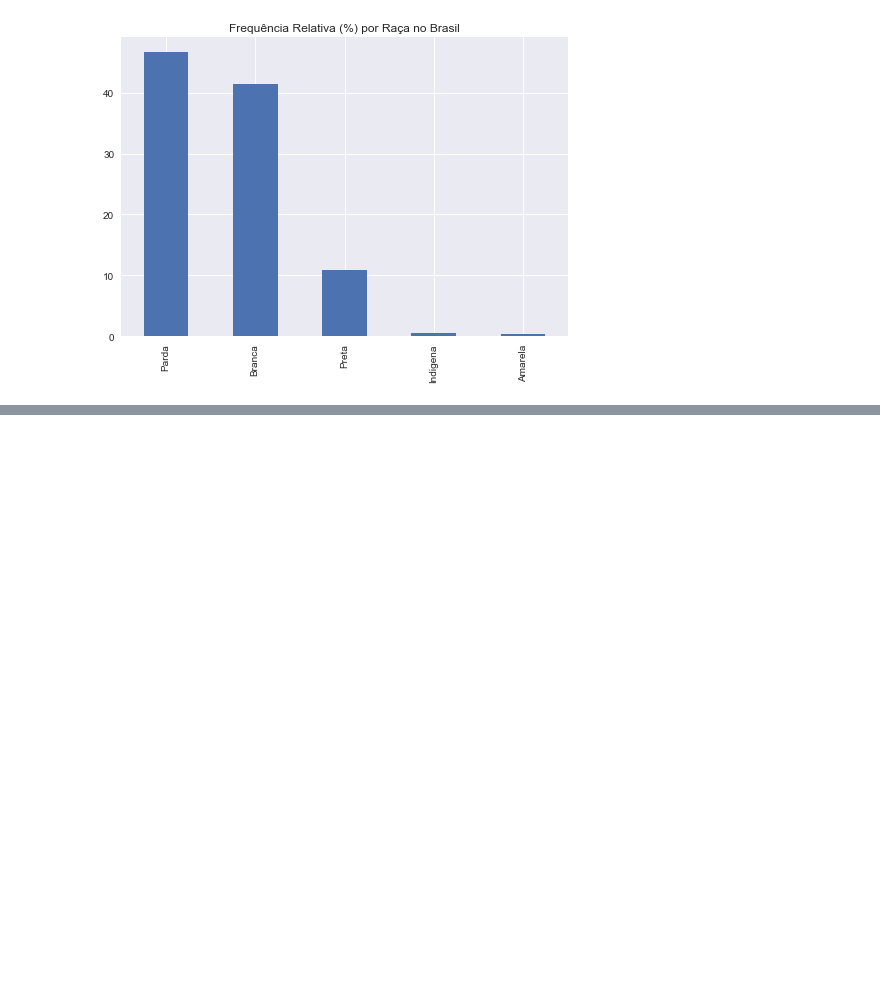
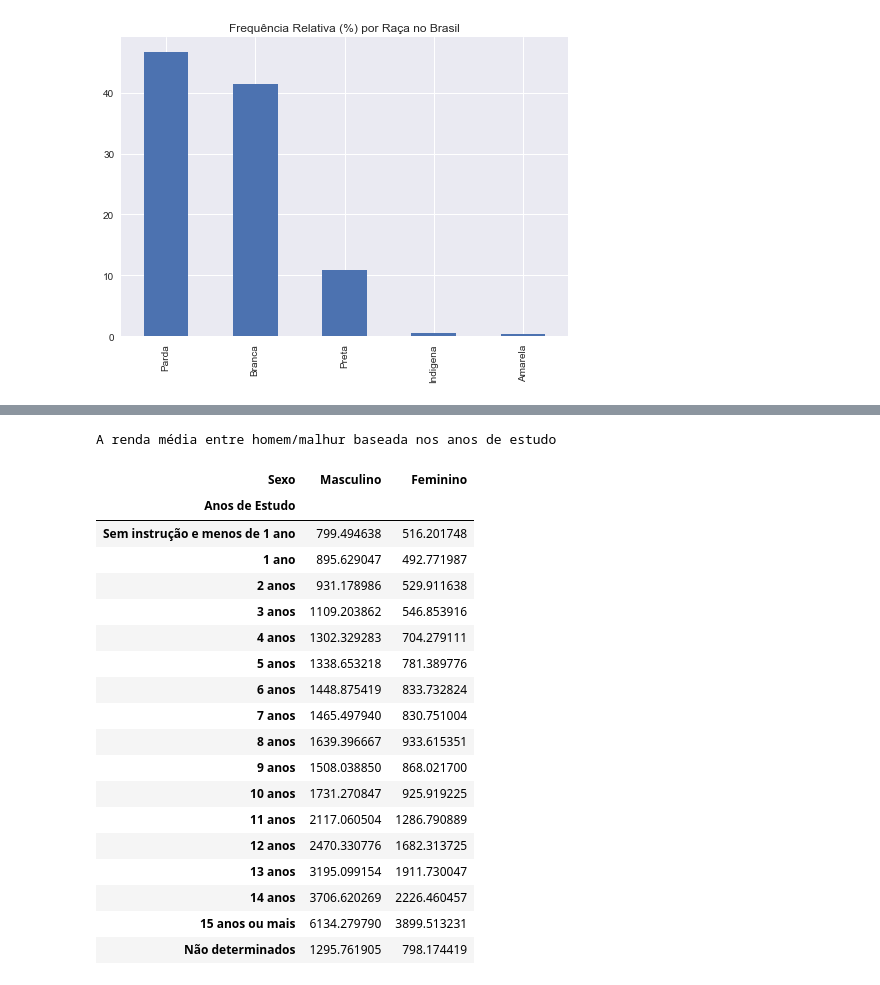
Before and after one commit to paulofreitasnobrega/estatistica-com-python, a Jupyter notebook: aula2-distribuicao-de-frequencia.ipynb, the cells around one changed output, grey strips where cells are left out. Saved outputs shown, nothing was run; the diff lists cells and outputs as text; code cells hidden in the pictures; blank space fills up the shorter version.

```diff
--- a/aula2-distribuicao-de-frequencia.ipynb
+++ b/aula2-distribuicao-de-frequencia.ipynb
@@ -100,0 +175,35 @@ df_raca.iloc[:,-1].plot(
+# %%
+# Crosstab com funções agregadoras
+# Distribuicao de anos de estudo (Homem/Mulher) agregando a media de renda
+freq_abs = pd.crosstab(d['Anos de Estudo'],
+                      d['Sexo'],
+                      aggfunc='mean',
+                      values=d['Renda'])
+
+# Incluindo rotulos de linhas e colunas
+freq_abs.rename(index=estudos, inplace=True)
+freq_abs.rename(columns=genero, inplace=True)
+
+print('A renda média entre homem/malhur baseada nos anos de estudo')
+freq_abs.head(20)
+# %% [output]
+A renda média entre homem/malhur baseada nos anos de estudo
+| Sexo | Masculino | Feminino |
+| Anos de Estudo |  |  |
+| Sem instrução e menos de 1 ano | 799.494638 | 516.201748 |
+| 1 ano | 895.629047 | 492.771987 |
+| 2 anos | 931.178986 | 529.911638 |
+| 3 anos | 1109.203862 | 546.853916 |
+| 4 anos | 1302.329283 | 704.279111 |
+| 5 anos | 1338.653218 | 781.389776 |
+| 6 anos | 1448.875419 | 833.732824 |
+| 7 anos | 1465.497940 | 830.751004 |
+| 8 anos | 1639.396667 | 933.615351 |
+| 9 anos | 1508.038850 | 868.021700 |
+| 10 anos | 1731.270847 | 925.919225 |
+| 11 anos | 2117.060504 | 1286.790889 |
+| 12 anos | 2470.330776 | 1682.313725 |
+| 13 anos | 3195.099154 | 1911.730047 |
+| 14 anos | 3706.620269 | 2226.460457 |
+| 15 anos ou mais | 6134.279790 | 3899.513231 |
+| Não determinados | 1295.761905 | 798.174419 |
```
Also changed, not shown: parts of 9 cells of this notebook, 1 other file.
